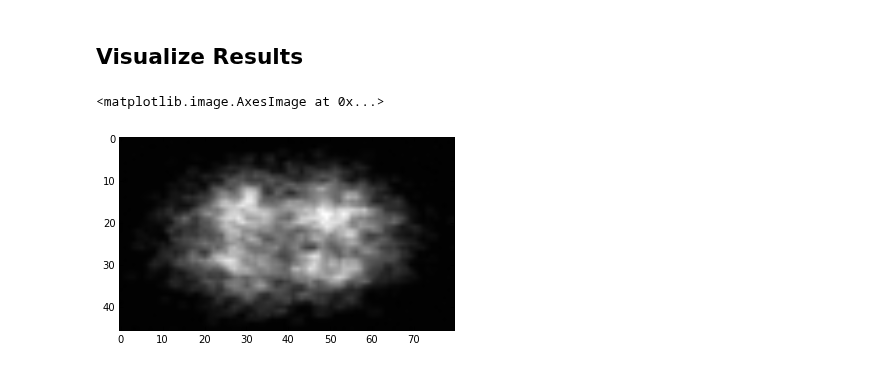
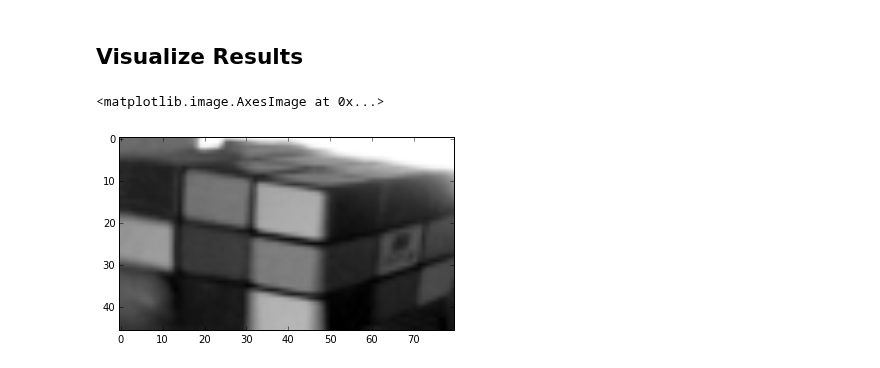
Before and after one commit to jayhack/ConvCube, a Jupyter notebook: HeatMap.ipynb, the cells around one changed output. Saved outputs shown, nothing was run; the diff lists cells and outputs as text; code cells hidden in the pictures.

```diff
--- a/HeatMap.ipynb
+++ b/HeatMap.ipynb
@@ -108,9 +113,8 @@ finished optimization. best validation accuracy: 24.282555
 # %%
 y_pred = convnet.predict(X_val)
 # %%
-ex = y_pred[20,:].copy()
-ex = ex.reshape(46, 80)
-plt.imshow(ex, cmap=plt.cm.gray)
+img = X_val[10,:,:,:].copy().sum(axis=0)
+plt.imshow(img, cmap=plt.cm.gray)
 # %% [output]
 <matplotlib.image.AxesImage at 0x...>
-[figure, old version]
+[figure, new version]
```
Also changed, not shown: parts of 5 cells of this notebook, 4 other files.
